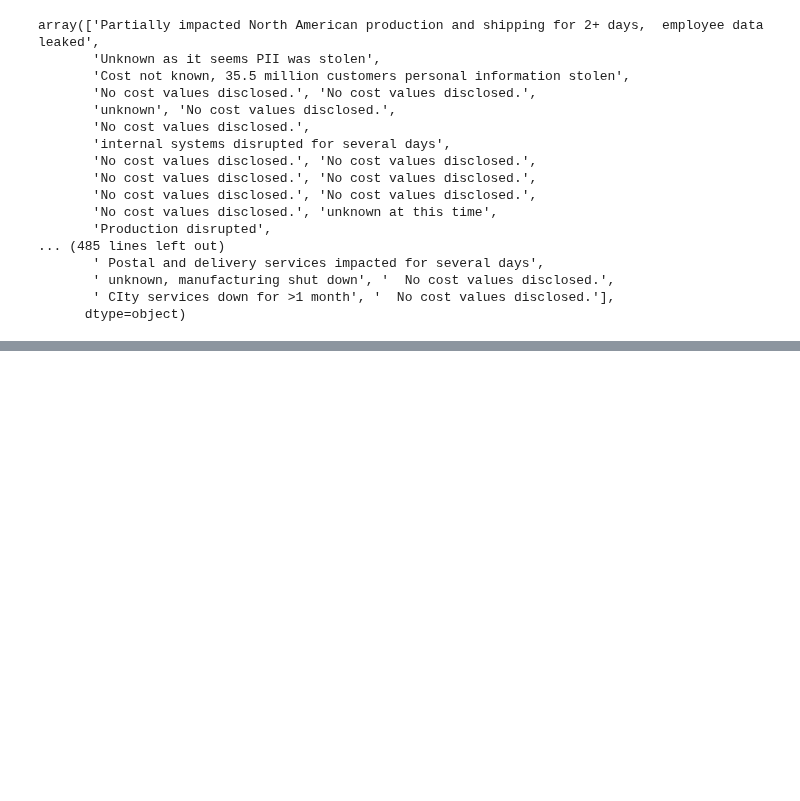
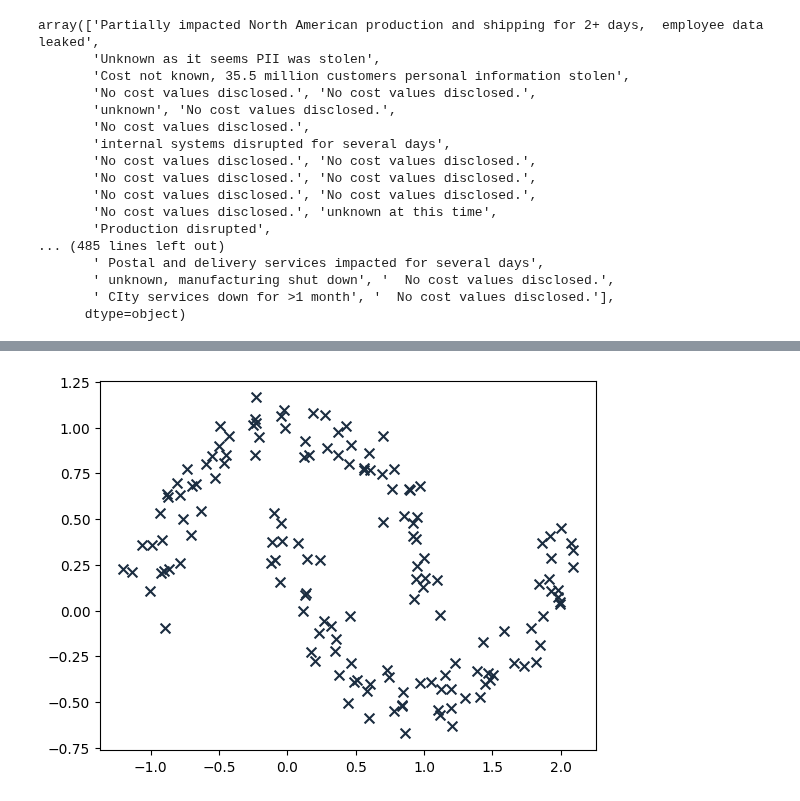
Before and after one commit to sdomialo/DeNexus_CSV-Analysis, a Jupyter notebook: ICSSTRIVE_clean.ipynb, the cells around one changed output, grey strips where cells are left out. Cells and saved outputs as stored; diff of their text form; code cells hidden in the pictures; blank space fills up the shorter version.

```diff
--- a/ICSSTRIVE_clean.ipynb
+++ b/ICSSTRIVE_clean.ipynb
@@ -922,0 +1154,41 @@ array(['Partially impacted North American production and shipping for 2+ days,
+# %%
+import matplotlib.pyplot as plt
+from sklearn.datasets import make_blobs, make_moons, make_circles
+
+NumSamples=150
+
+# Creates a gaussian distribution of data
+X, y = make_blobs(
+      n_samples=NumSamples,       # Number of data
+      n_features=2,               # Number of features
+      centers=2,                  # Number of clusters
+      center_box=(-10.0, 10.0),   # Range of values for each feature
+      cluster_std=1.5,            # Standard deviation
+      shuffle=True,               # Don't order data by labels
+      random_state=None,          # Put a number to get reproducible results
+      return_centers=False        # If True, add another output parameter
+      )
+
+X,y=make_circles(
+      n_samples=NumSamples,      # Number of data
+      factor=0.15,               # Scale factor between inner and outer circle [0,1)
+      noise=0.1,                 # Standard deviation
+      shuffle=True,              # To shuffle the samples
+      random_state=None          # Put a number to get reproducible results
+      )
+
+X,y=make_moons(
+      n_samples=NumSamples,      # Number of data
+      noise=0.1,                 # Standard deviation
+      shuffle=True,              # To shuffle the samples
+      random_state=None          # Put a number to get reproducible results
+      )
+
+
+
+
+# Plot the data. Columns 0 and 1 are the two features
+plt.scatter(X[:, 0],X[:, 1],c="#1B2D40",marker="x",s=50)
+plt.show()
+# %% [output]
+[figure, added]
```
Also changed, not shown: parts of 6 cells of this notebook.
